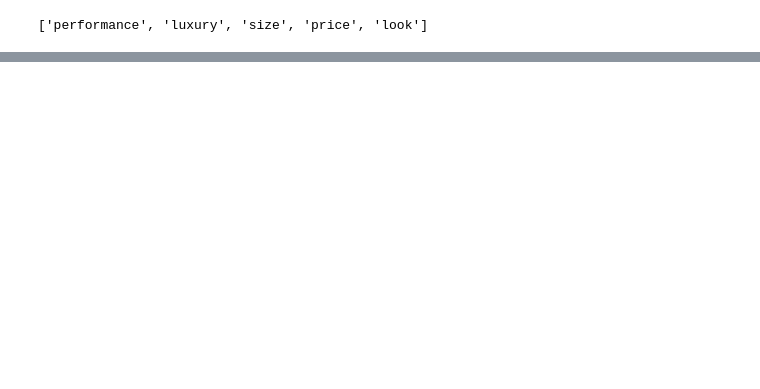
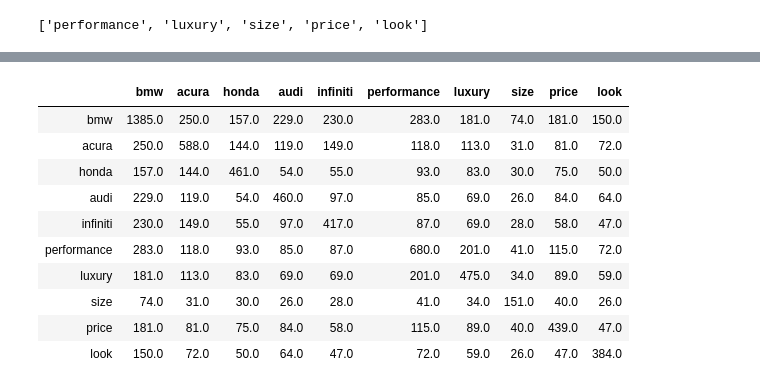
Before and after one commit to datajake-hill/text_hw1, a Jupyter notebook: HW1_Analysis.ipynb, the cells around one changed output, grey strips where cells are left out. Cells and saved outputs as stored; diff of their text form; code cells hidden in the pictures; blank space fills up the shorter version.

Commit message:
aspiration total count

```diff
--- a/HW1_Analysis.ipynb
+++ b/HW1_Analysis.ipynb
@@ -376,0 +388,30 @@ top_5_attr_num
+# %%
+top_5_brands = top_10_brands[:5]
+top_5_brands_num = top_10_brands_num[:5]
+# %%
+brands_attributes = top_5_brands + top_5_attr
+brands_attributes_num = top_5_brands_num + top_5_attr_num
+# %%
+brand_attr_comentions = np.zeros((10, 10))
+
+def count_ba_comentions(s):
+    for i in range(10):
+        for j in range(10):
+            if brands_attributes[i] in s.keys() and brands_attributes[j] in s.keys():
+                brand_attr_comentions[i][j]+=1
+trash = df['word_counts'].apply(count_ba_comentions)
+# %%
+df_brand_attr_comentions = pd.DataFrame(brand_attr_comentions, columns=brands_attributes, index=brands_attributes)
+df_brand_attr_comentions
+# %% [output]
+|  | bmw | acura | honda | audi | infiniti | performance | luxury | size | price | look |
+| bmw | 1385.0 | 250.0 | 157.0 | 229.0 | 230.0 | 283.0 | 181.0 | 74.0 | 181.0 | 150.0 |
+| acura | 250.0 | 588.0 | 144.0 | 119.0 | 149.0 | 118.0 | 113.0 | 31.0 | 81.0 | 72.0 |
+| honda | 157.0 | 144.0 | 461.0 | 54.0 | 55.0 | 93.0 | 83.0 | 30.0 | 75.0 | 50.0 |
+| audi | 229.0 | 119.0 | 54.0 | 460.0 | 97.0 | 85.0 | 69.0 | 26.0 | 84.0 | 64.0 |
+| infiniti | 230.0 | 149.0 | 55.0 | 97.0 | 417.0 | 87.0 | 69.0 | 28.0 | 58.0 | 47.0 |
+| performance | 283.0 | 118.0 | 93.0 | 85.0 | 87.0 | 680.0 | 201.0 | 41.0 | 115.0 | 72.0 |
+| luxury | 181.0 | 113.0 | 83.0 | 69.0 | 69.0 | 201.0 | 475.0 | 34.0 | 89.0 | 59.0 |
+| size | 74.0 | 31.0 | 30.0 | 26.0 | 28.0 | 41.0 | 34.0 | 151.0 | 40.0 | 26.0 |
+| price | 181.0 | 81.0 | 75.0 | 84.0 | 58.0 | 115.0 | 89.0 | 40.0 | 439.0 | 47.0 |
+| look | 150.0 | 72.0 | 50.0 | 64.0 | 47.0 | 72.0 | 59.0 | 26.0 | 47.0 | 384.0 |
```
Also changed, not shown: parts of 15 cells of this notebook.
